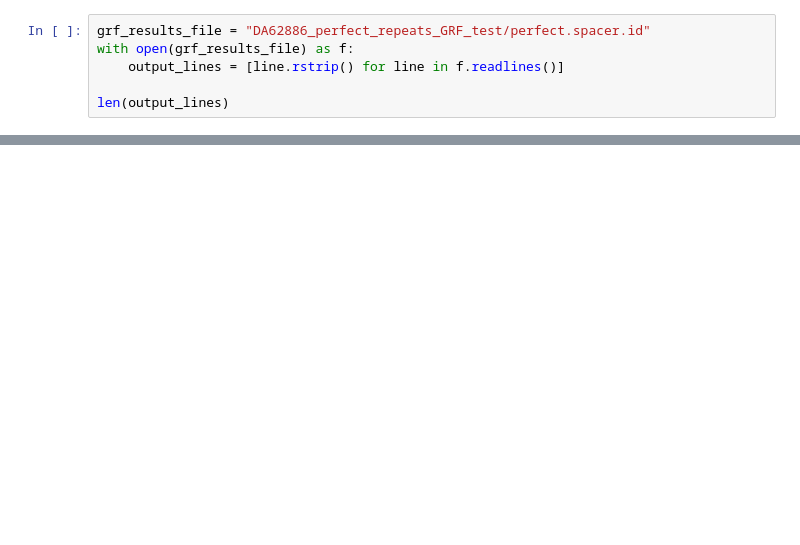
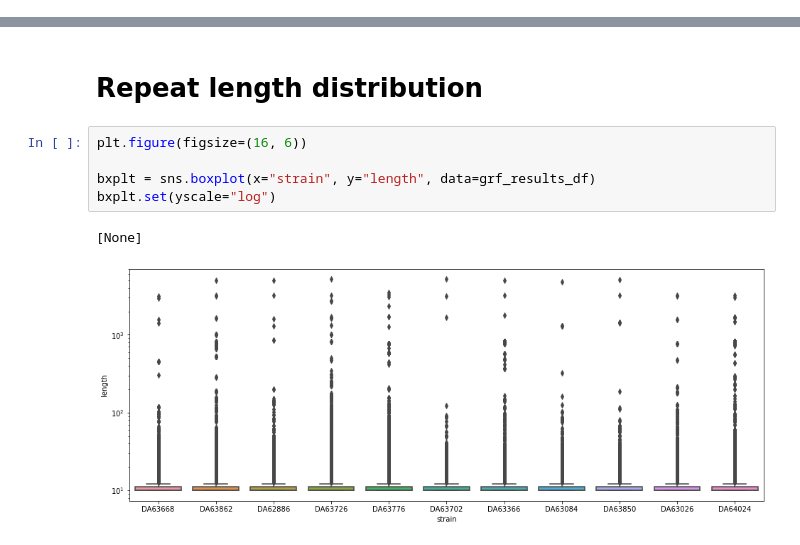
Before and after one commit to andrewgull/HeteroR, a Jupyter notebook: notebooks/repeats_summary.ipynb, the cells around one changed output, grey strips where cells are left out. Drawn from its saved outputs; the diff is of its cells as text; blank space fills up the shorter version.

```diff
--- a/notebooks/repeats_summary.ipynb
+++ b/notebooks/repeats_summary.ipynb
@@ -16,6 +19,0 @@ Distribution of the repeats' lengths:
-# %%
-grf_results_file = "DA62886_perfect_repeats_GRF_test/perfect.spacer.id"
-with open(grf_results_file) as f:
-    output_lines = [line.rstrip() for line in f.readlines()]
-
-len(output_lines)
@@ -74,0 +82,10 @@ repeat_lengths_df.groupby("m")
+# %% [markdown]
+# Repeat length distribution
+# %%
+plt.figure(figsize=(16, 6))
+
+bxplt = sns.boxplot(x="strain", y="length", data=grf_results_df)
+bxplt.set(yscale="log")
+# %% [output]
+[None]
+[figure, added]
```
Also changed, not shown: parts of 15 cells of this notebook.
